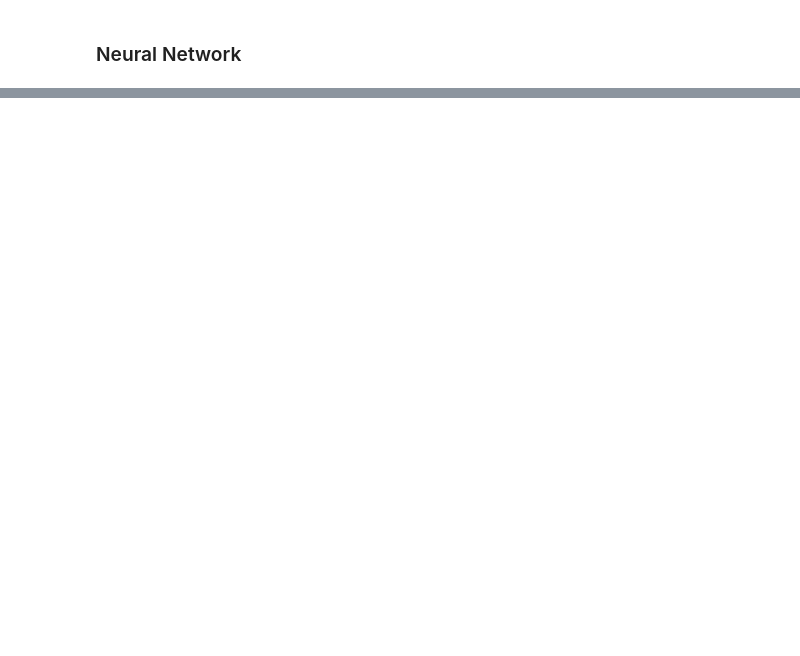
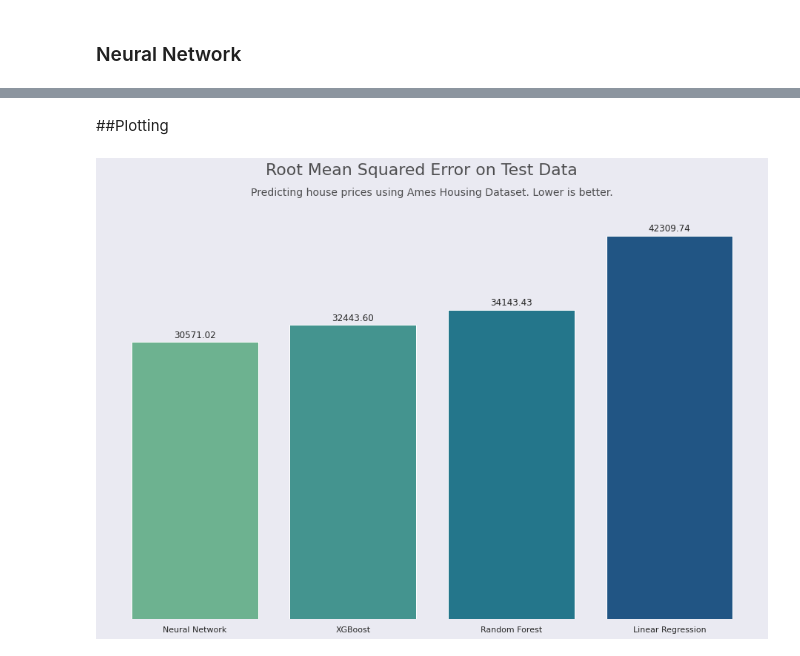
Before and after one commit to pedrohortencio/machine-learning-gladiator, a Jupyter notebook: House Prices/House_Prices_Gladiator.ipynb, the cells around one changed output, grey strips where cells are left out. Drawn from its saved outputs; the diff is of its cells as text; code cells hidden in the pictures; blank space fills up the shorter version.

Commit message:
add visualization and code refactor

```diff
--- a/House Prices/House_Prices_Gladiator.ipynb
+++ b/House Prices/House_Prices_Gladiator.ipynb
@@ -345 +308,9 @@ Epoch 129/500
 <tensorflow.python.keras.callbacks.History at 0x...>
+# %%
+### Now that the Neural Network is done, I'll train it again with the whole data:
+
+model.compile(optimizer = tf.optimizers.Adam(),
+            loss = "mse",
+            metrics=[tf.keras.metrics.RootMeanSquaredError()])
+
+history = model.fit(X_train, y_train, epochs=150, batch_size=32)
@@ -345,0 +335,2 @@ Epoch 129/500
+# %%
+dnn_stats = model.evaluate(X_test, y_test)
@@ -345,0 +339,56 @@ Epoch 129/500
+# %%
+test_rmse = dnn_stats[-1]
+
+dict_rmse['Neural Network'] = test_rmse
+# %% [markdown]
+##Plotting
+# %%
+import seaborn as sns
+sns.set_theme()
+# %%
+fig = plt.figure(figsize=(16,10))   # changes the size of the image
+fig.patch.set_facecolor('#eaeaf2')  # set the background color of the plot to match the seaborn theme
+
+ax = plt.gca()  # create an axes
+width = 0.35
+
+# The plot (barplot) is created and stored in the rects1 variable
+rects1 = ax.bar(*zip(*sorted(dict_rmse.items(), key=lambda x: x[1], reverse=False)), color = sns.color_palette("crest", n_colors=4))
+
+# For every bar in the plot
+for r1 in rects1.patches:
+    #get the height
+    h1 = r1.get_height()
+
+    # create a percentage
+    percent = h1#int(h1)
+
+    # and annotate the perceentage number on top of the bar
+    ax.annotate('{:.2f}'.format(percent),
+                    xy=(r1.get_x() + r1.get_width() / 2, h1),
+                    xytext=(0, 3),  # 3 points vertical offset
+                    textcoords="offset points",
+                    ha='center', va='bottom')
+
+# Rotate the X labels (models' names)
+#plt.xticks(rotation=30, rotation_mode="anchor", ha='right')
+plt.box(False)  # disable the box around the plot
+ax.grid(False)  # disable the grid
+ax.set_yticks([])   # disable the y ticks
+
+#print(*ax.get_xlim())  # gives the x limits
+
+
+# creating a title
+plt.suptitle('Root Mean Squared Error on Test Data',
+          size=22, alpha=0.8)
+
+plt.title('Predicting house prices using Ames Housing Dataset. Lower is better.',
+          size=14, alpha=0.8, y=1.04)
+
+# saves the plot
+plt.savefig("rmse-test.png", bbox_inches='tight', dpi=300)
+# displays the plot
+plt.show();
+# %% [output]
+[figure, added]
```
Also changed, not shown: parts of 22 cells of this notebook.
